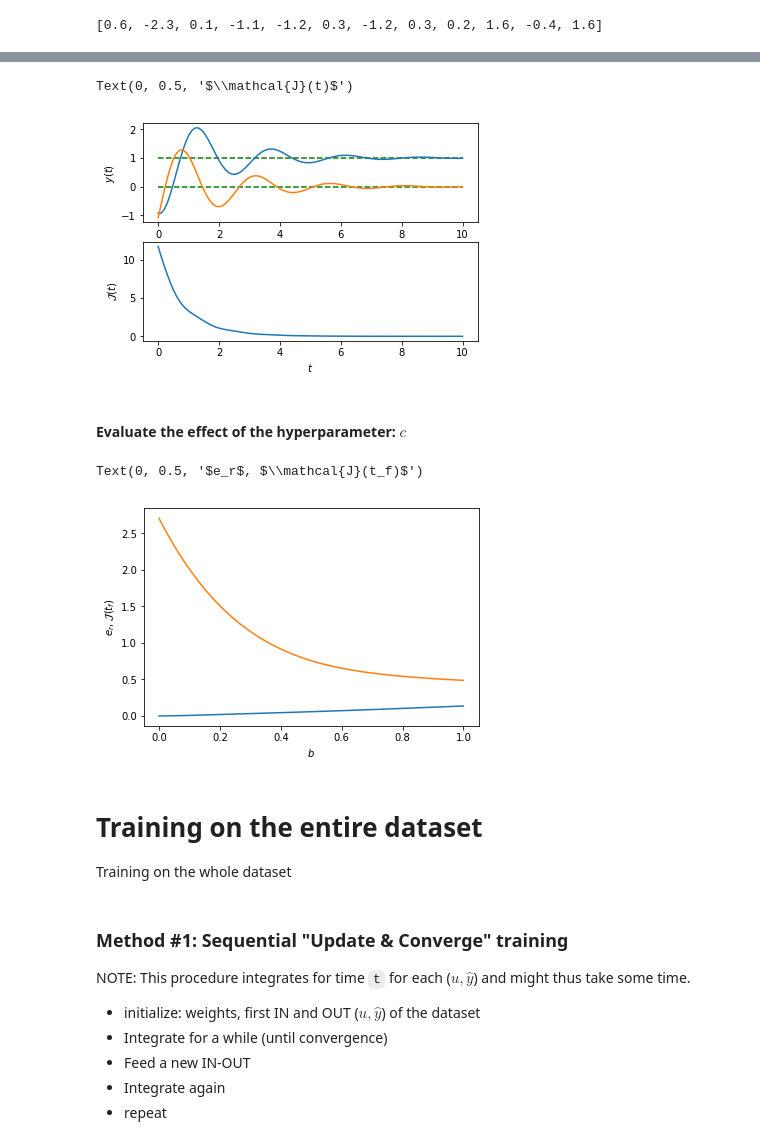
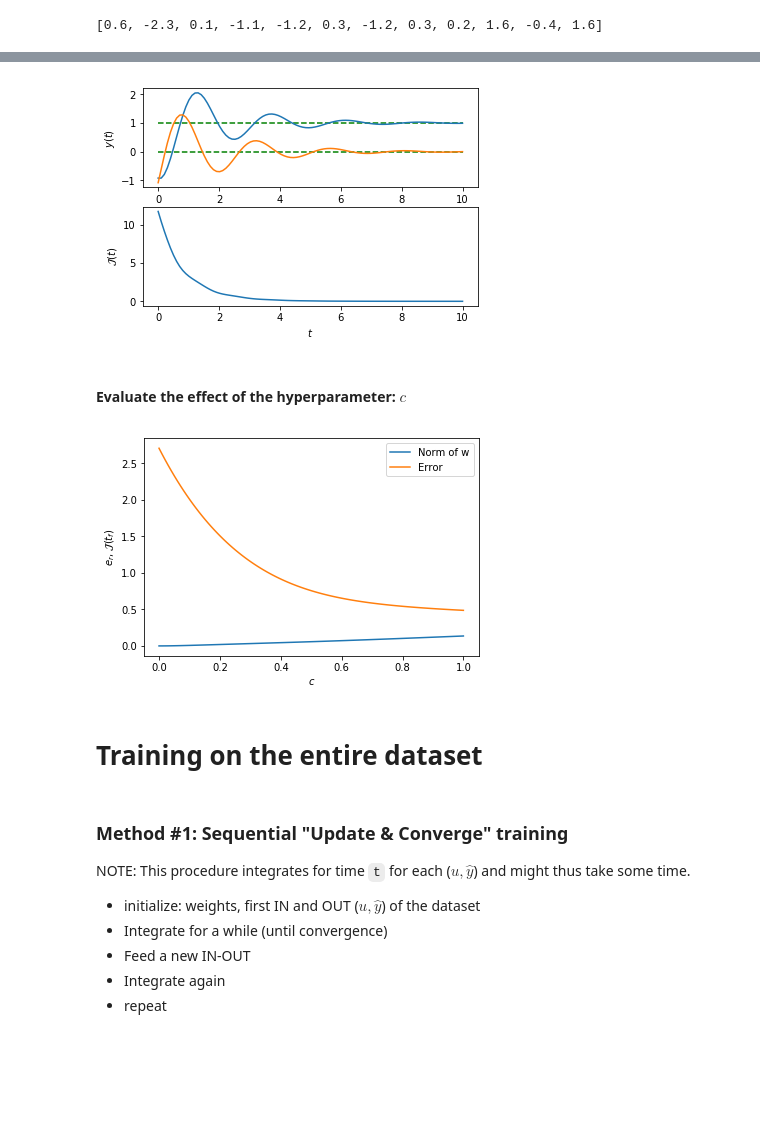
Before and after one commit to Zymrael/PortHamiltonianNN, a Jupyter notebook: 01_simple_net_classification.ipynb, the cells around one changed output, grey strips where cells are left out. Saved outputs shown, nothing was run; the diff lists cells and outputs as text; code cells hidden in the pictures; blank space fills up the shorter version.

```diff
--- a/01_simple_net_classification.ipynb
+++ b/01_simple_net_classification.ipynb
@@ -143,7 +140,7 @@ y = np.zeros((N,2))
 J = np.zeros((N,1))
 for i in range(N):
     y[i,:] = simple_net(u,sol[i])
-    J[i] = loss(sol[i],u,yh,a,b,c,n)
+    J[i] = loss(sol[i], u, yh, a, b, c)
 # %%
 # Plot output
 yh1 = yh[0]*np.ones((N,1))
@@ -161,7 +158,6 @@ plt.plot(t,J)
 plt.xlabel("$t$")
 plt.ylabel("$\mathcal{J}(t)$");
 # %% [output]
-Text(0, 0.5, '$\\mathcal{J}(t)$')
 [figure]
 # %% [markdown]
 #### Evaluate the effect of the hyperparameter: $c$
@@ -176,29 +172,29 @@ n = 6
 x0 = [0.6,-2.3,-0.1,-1.1,-1.2,0.3,-1.2,0.3,0.2,1.6,-0.4,1.6]
 
 N = 100 # number of trials
-c0 = 0
-cN = 1
-c_it = np.linspace(c0,cN,N)
-err = np.zeros((N,1))
-norm = np.zeros((N,1))
+# between 0 and 1
+c_it = np.linspace(0, 1, N)
+err = np.zeros((N, 1))
+norm = np.zeros((N, 1))
 for i in range(N):
     c = c_it[i]
-    sol = odeint(hamiltonian_model, x0, t, args=(u,yh,beta,a,b,c))
+    sol = odeint(hamiltonian_model, x0, t, args=(u, yh, beta, a, b, c))
     temp = sol[-1]
-    err[i] = loss(sol[-1],u,yh,1.,1.,0.,n)
+    # loss
+    err[i] = loss(sol[-1],u, yh,1.,1., 0.)
+    #norm of weights
     norm[i] = np.linalg.norm(temp[0:n])
 # %%
 plt.figure()
 plt.plot(c_it, err)
 plt.plot(c_it, norm)
-plt.xlabel("$b$")
+plt.legend(['Norm of w', 'Error'])
+plt.xlabel("$c$")
 plt.ylabel("$e_r$, $\mathcal{J}(t_f)$");
 # %% [output]
-Text(0, 0.5, '$e_r$, $\\mathcal{J}(t_f)$')
-[figure, old version]
+[figure, new version]
 # %% [markdown]
 # Training on the entire dataset
-Training on the whole dataset
 # %%
 n_samples = 2000
 X_tr = np.array(X_train[:n_samples], dtype='float')
```
Also changed, not shown: parts of 6 cells of this notebook, 4 other files.
